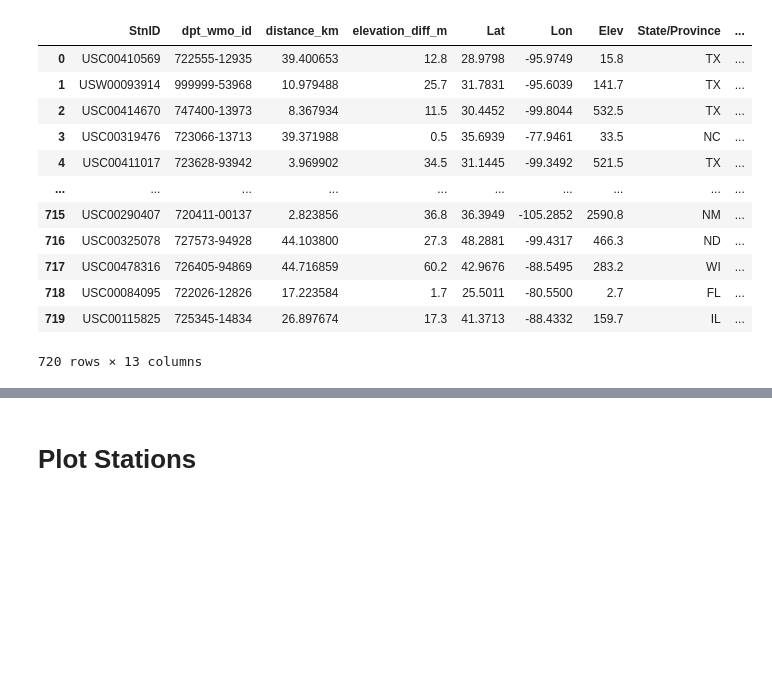
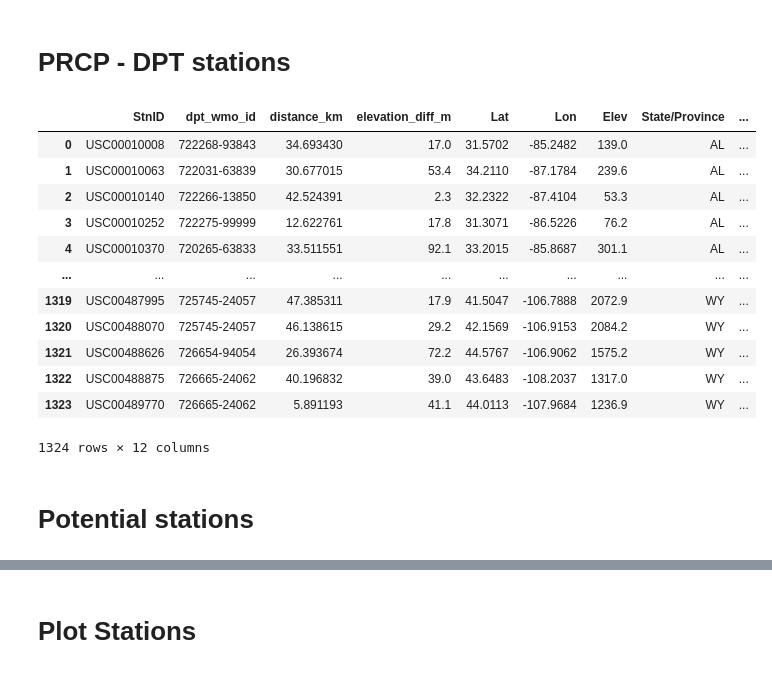
Before and after one commit to santaandria/Thermodynamic-Large-Scale, a Jupyter notebook: notebooks/4a_dewpoint_temperature.ipynb, the cells around one changed output, grey strips where cells are left out. Saved outputs shown, nothing was run; the diff lists cells and outputs as text; code cells hidden in the pictures; blank space fills up the shorter version.

```diff
--- a/notebooks/4a_dewpoint_temperature.ipynb
+++ b/notebooks/4a_dewpoint_temperature.ipynb
@@ -29,10 +65,17 @@ MERGED_OE_PATH.mkdir(parents=True, exist_ok=True)
+# %% [markdown]
+# PRCP - DPT stations
 # %%
 # hadisd_stations = pd.read_csv(DATA_DOC_PATH/"hadisd_station_info_v342_202503p.txt", delimiter='\s+', names=["WMO-ID", "Lat", "Lon", "Elev"])
+hpd_stations = (
+    pd.read_csv(DATA_DOC_PATH / "HPD_v02r02_stationinv_c20240502.csv")
+    .drop(columns=['Last_Half_POR', 'PCT_Last_Half_Good', 'Last_Qtr_POR', 'PCT_Last_Qtr_Good', 'Sample_Interval (min)', 'WMO_ID'])
+)
+
 hadisd_stations = pd.read_fwf(DATA_DOC_PATH/"hadisd_station_fullinfo_v342_202501p.txt",
                               colspecs=[(0, 12), (13, 43), (44, 50), (52, 59), (62, 67), (69, 79), (80, 90)],
                               names=["WMO-ID", "Name", "Lat", "Lon", "Elev", "Start", "End"])
 hadisd_stations = hadisd_stations.query("(-125 <= Lon <= -66.75) and (24.5 <= Lat <= 49.5)")
-potential_stations = pd.read_csv(DATA_DOC_PATH / "potential_pt_stations.csv")
+potential_stations = hpd_stations.query("24.5 < Lat < 49.5 and -125 < Lon < -66.75")
 # %%
 def haversine_distance(lat1, lon1, lat2, lon2):
     """
@@ -132,19 +175,19 @@ def find_nearest_dpt_stations(potential_stations, hadisd_stations,
     return pd.DataFrame(results)
 # %%
 nearest = find_nearest_dpt_stations(potential_stations, hadisd_stations, max_distance_km=50, max_elevation_diff_m=100).dropna()
-nearest = nearest.merge(potential_stations.drop(columns=["POR_Date_Range_T", "Num_Years_T", "PCT_POR_Good_T", "overlap_years"]), how="inner", on="StnID")
+nearest = nearest.merge(potential_stations, how="inner", on="StnID")
 nearest
 # %% [output]
 |  | StnID | dpt_wmo_id | distance_km | elevation_diff_m | Lat | Lon | Elev | State/Province | ... |
-| 0 | USC00410569 | 722555-12935 | 39.400653 | 12.8 | 28.9798 | -95.9749 | 15.8 | TX | ... |
-| 1 | USW00093914 | 999999-53968 | 10.979488 | 25.7 | 31.7831 | -95.6039 | 141.7 | TX | ... |
-| 2 | USC00414670 | 747400-13973 | 8.367934 | 11.5 | 30.4452 | -99.8044 | 532.5 | TX | ... |
-| 3 | USC00319476 | 723066-13713 | 39.371988 | 0.5 | 35.6939 | -77.9461 | 33.5 | NC | ... |
-| 4 | USC00411017 | 723628-93942 | 3.969902 | 34.5 | 31.1445 | -99.3492 | 521.5 | TX | ... |
+| 0 | USC00010008 | 722268-93843 | 34.693430 | 17.0 | 31.5702 | -85.2482 | 139.0 | AL | ... |
+| 1 | USC00010063 | 722031-63839 | 30.677015 | 53.4 | 34.2110 | -87.1784 | 239.6 | AL | ... |
+| 2 | USC00010140 | 722266-13850 | 42.524391 | 2.3 | 32.2322 | -87.4104 | 53.3 | AL | ... |
+| 3 | USC00010252 | 722275-99999 | 12.622761 | 17.8 | 31.3071 | -86.5226 | 76.2 | AL | ... |
+| 4 | USC00010370 | 720265-63833 | 33.511551 | 92.1 | 33.2015 | -85.8687 | 301.1 | AL | ... |
 | ... | ... | ... | ... | ... | ... | ... | ... | ... | ... |
-| 715 | USC00290407 | 720411-00137 | 2.823856 | 36.8 | 36.3949 | -105.2852 | 2590.8 | NM | ... |
-| 716 | USC00325078 | 727573-94928 | 44.103800 | 27.3 | 48.2881 | -99.4317 | 466.3 | ND | ... |
-| 717 | USC00478316 | 726405-94869 | 44.716859 | 60.2 | 42.9676 | -88.5495 | 283.2 | WI | ... |
-| 718 | USC00084095 | 722026-12826 | 17.223584 | 1.7 | 25.5011 | -80.5500 | 2.7 | FL | ... |
-| 719 | USC00115825 | 725345-14834 | 26.897674 | 17.3 | 41.3713 | -88.4332 | 159.7 | IL | ... |
+| 1319 | USC00487995 | 725745-24057 | 47.385311 | 17.9 | 41.5047 | -106.7888 | 2072.9 | WY | ... |
+| 1320 | USC00488070 | 725745-24057 | 46.138615 | 29.2 | 42.1569 | -106.9153 | 2084.2 | WY | ... |
+| 1321 | USC00488626 | 726654-94054 | 26.393674 | 72.2 | 44.5767 | -106.9062 | 1575.2 | WY | ... |
+| 1322 | USC00488875 | 726665-24062 | 40.196832 | 39.0 | 43.6483 | -108.2037 | 1317.0 | WY | ... |
+| 1323 | USC00489770 | 726665-24062 | 5.891193 | 41.1 | 44.0113 | -107.9684 | 1236.9 | WY | ... |
-720 rows × 13 columns
+1324 rows × 12 columns
@@ -150,0 +196,2 @@ nearest
+# %% [markdown]
+# Potential stations
```
Also changed, not shown: parts of 12 cells of this notebook, 20 other files.
